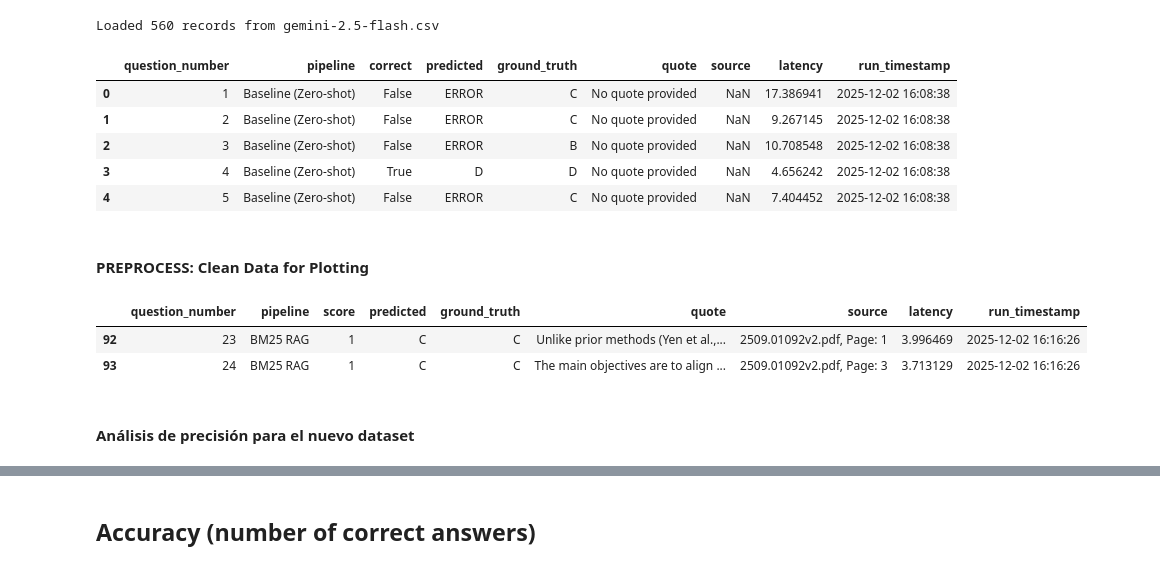
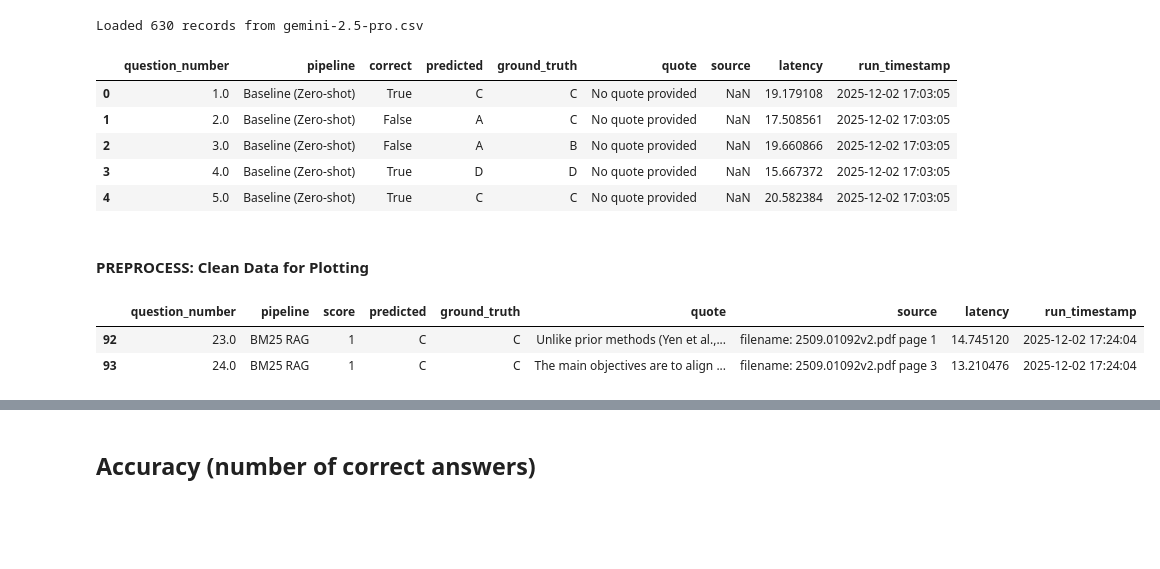
Before and after one commit to l4t8/RAG-Technical-Q-A, a Jupyter notebook: data.ipynb, the cells around one changed output, grey strips where cells are left out. Cells and saved outputs as stored; diff of their text form; code cells hidden in the pictures; blank space fills up the shorter version.

```diff
--- a/data.ipynb
+++ b/data.ipynb
@@ -6,9 +8,10 @@ import os
 import json
 import numpy as np
 
+CSV_FILE_FLASH = "gemini-2.5-flash.csv"
+CSV_FILE_PRO = "gemini-2.5-pro.csv"
 
-CSV_FILE = "gemini-2.5-flash.csv"
-#CSV_FILE = "gemini-2.5-pro.csv"
+CSV_FILE = CSV_FILE_PRO
 
 MODEL = CSV_FILE.replace(".csv","")
 GENERAL_DATAFRAME_PATH = "results.csv"
@@ -25,7 +28,7 @@ try:
 except FileNotFoundError:
     print("CSV file not found. Run main.py")
 # %% [output]
-Loaded 560 records from gemini-2.5-flash.csv
+Loaded 630 records from gemini-2.5-pro.csv
 # %%
 df.head()
 #df['score'] = df['score'].astype(bool)
@@ -35,26 +38,21 @@ df.head()
 #df[df['pipeline'] == 'Baseline (Zero-shot)'].count()
 # %% [output]
 |  | question_number | pipeline | correct | predicted | ground_truth | quote | source | latency | run_timestamp |
-| 0 | 1 | Baseline (Zero-shot) | False | ERROR | C | No quote provided | NaN | 17.386941 | 2025-12-02 16:08:38 |
-| 1 | 2 | Baseline (Zero-shot) | False | ERROR | C | No quote provided | NaN | 9.267145 | 2025-12-02 16:08:38 |
-| 2 | 3 | Baseline (Zero-shot) | False | ERROR | B | No quote provided | NaN | 10.708548 | 2025-12-02 16:08:38 |
-| 3 | 4 | Baseline (Zero-shot) | True | D | D | No quote provided | NaN | 4.656242 | 2025-12-02 16:08:38 |
-| 4 | 5 | Baseline (Zero-shot) | False | ERROR | C | No quote provided | NaN | 7.404452 | 2025-12-02 16:08:38 |
+| 0 | 1.0 | Baseline (Zero-shot) | True | C | C | No quote provided | NaN | 19.179108 | 2025-12-02 17:03:05 |
+| 1 | 2.0 | Baseline (Zero-shot) | False | A | C | No quote provided | NaN | 17.508561 | 2025-12-02 17:03:05 |
+| 2 | 3.0 | Baseline (Zero-shot) | False | A | B | No quote provided | NaN | 19.660866 | 2025-12-02 17:03:05 |
+| 3 | 4.0 | Baseline (Zero-shot) | True | D | D | No quote provided | NaN | 15.667372 | 2025-12-02 17:03:05 |
+| 4 | 5.0 | Baseline (Zero-shot) | True | C | C | No quote provided | NaN | 20.582384 | 2025-12-02 17:03:05 |
 # %% [markdown]
  #### PREPROCESS: Clean Data for Plotting
 # %%
 df = df.rename(columns={'correct': 'score'})
 
 df['score'] = df['score'].fillna(0).astype(int)
 df['score'] = df['score'].astype(int)
 
-if 'run_timestamp' in df.columns:
-    df['run_timestamp'] = pd.to_datetime(df['run_timestamp'])
-
 df.loc[92:93,:]
 # %% [output]
 |  | question_number | pipeline | score | predicted | ground_truth | quote | source | latency | run_timestamp |
-| 92 | 23 | BM25 RAG | 1 | C | C | Unlike prior methods (Yen et al.,... | 2509.01092v2.pdf, Page: 1 | 3.996469 | 2025-12-02 16:16:26 |
-| 93 | 24 | BM25 RAG | 1 | C | C | The main objectives are to align ... | 2509.01092v2.pdf, Page: 3 | 3.713129 | 2025-12-02 16:16:26 |
+| 92 | 23.0 | BM25 RAG | 1 | C | C | Unlike prior methods (Yen et al.,... | filename: 2509.01092v2.pdf page 1 | 14.745120 | 2025-12-02 17:24:04 |
+| 93 | 24.0 | BM25 RAG | 1 | C | C | The main objectives are to align ... | filename: 2509.01092v2.pdf page 3 | 13.210476 | 2025-12-02 17:24:04 |
-# %% [markdown]
-#### Análisis de precisión para el nuevo dataset
```
Also changed, not shown: parts of 37 cells of this notebook, 4 other files.
